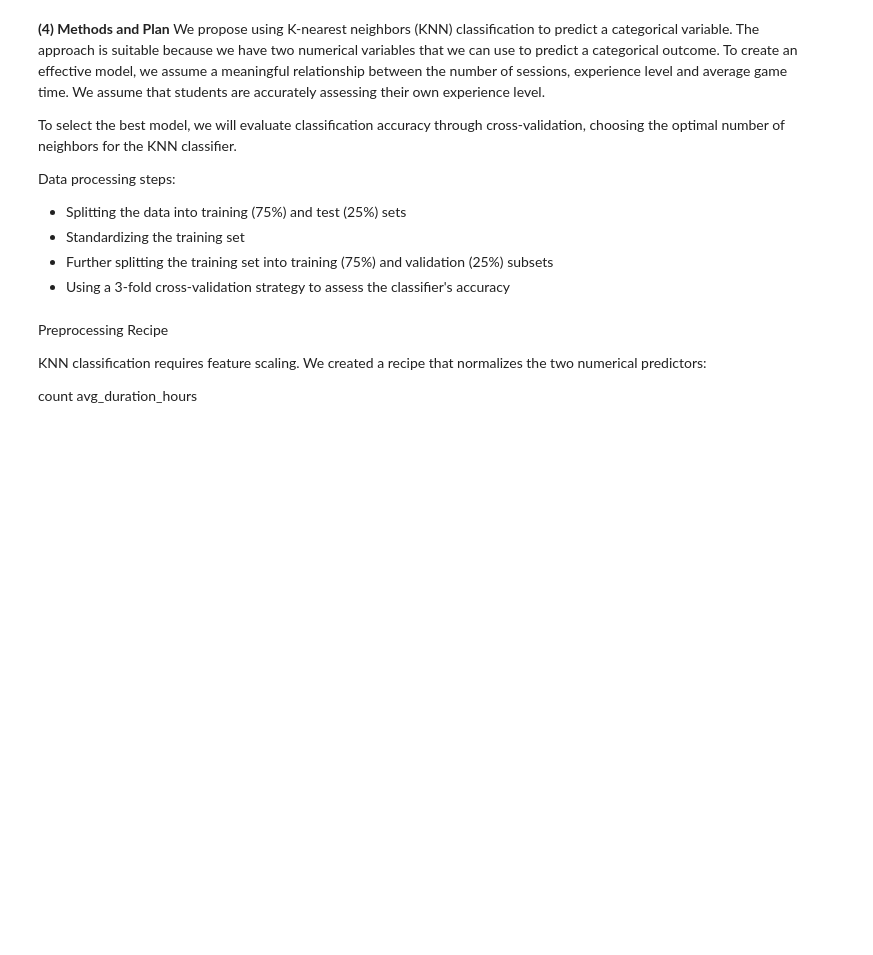
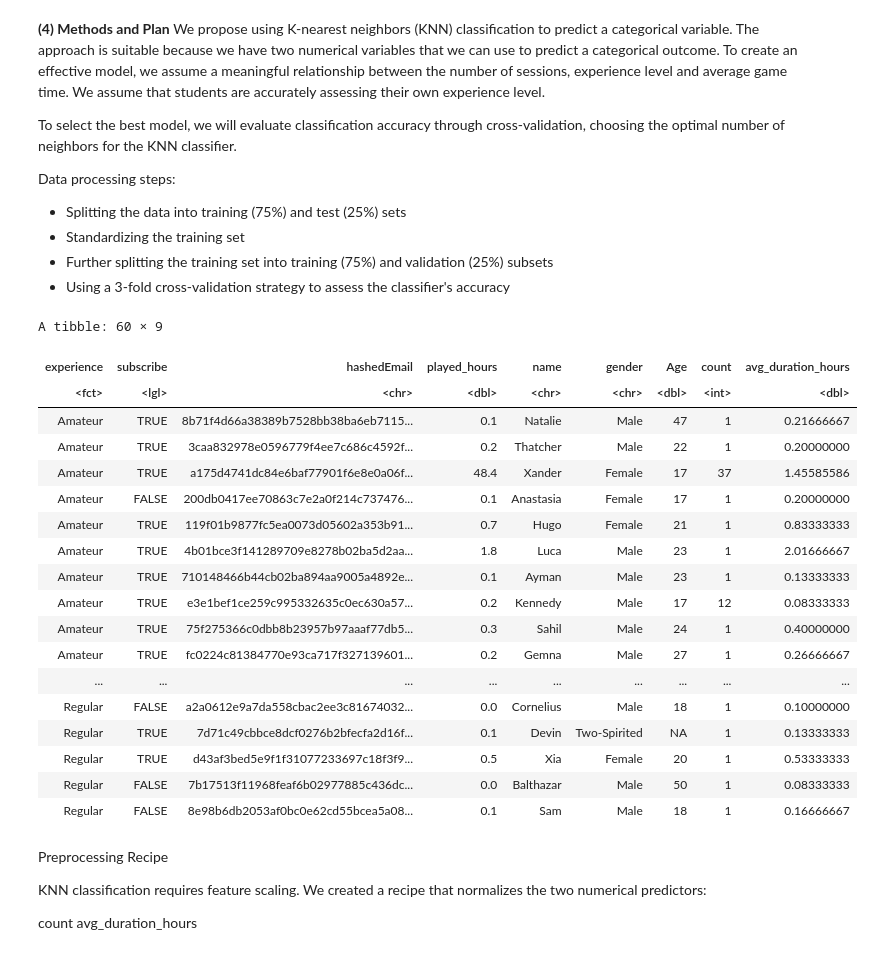
Before and after one commit to E000H/dsci-100-2025-group-008-22-, a Jupyter notebook: individual_project.ipynb, the cells around one changed output. Saved outputs shown, nothing was run; the diff lists cells and outputs as text; code cells hidden in the pictures; blank space fills up the shorter version.

```diff
--- a/individual_project.ipynb
+++ b/individual_project.ipynb
@@ -214,10 +216,32 @@ Data processing steps:
 # %%
 set.seed(123)
 
 data_split <- initial_split(final_data, prop = 0.75, strata = experience)
 
 train <- training(data_split)
 test  <- testing(data_split)
+
+train
+# %% [output]
+A tibble: 60 × 9
+| experience | subscribe | hashedEmail | played_hours | name | gender | Age | count | avg_duration_hours |
+| <fct> | <lgl> | <chr> | <dbl> | <chr> | <chr> | <dbl> | <int> | <dbl> |
+| Amateur | TRUE | 8b71f4d66a38389b7528bb38ba6eb7115... | 0.1 | Natalie | Male | 47 | 1 | 0.21666667 |
+| Amateur | TRUE | 3caa832978e0596779f4ee7c686c4592f... | 0.2 | Thatcher | Male | 22 | 1 | 0.20000000 |
+| Amateur | TRUE | a175d4741dc84e6baf77901f6e8e0a06f... | 48.4 | Xander | Female | 17 | 37 | 1.45585586 |
+| Amateur | FALSE | 200db0417ee70863c7e2a0f214c737476... | 0.1 | Anastasia | Female | 17 | 1 | 0.20000000 |
+| Amateur | TRUE | 119f01b9877fc5ea0073d05602a353b91... | 0.7 | Hugo | Female | 21 | 1 | 0.83333333 |
+| Amateur | TRUE | 4b01bce3f141289709e8278b02ba5d2aa... | 1.8 | Luca | Male | 23 | 1 | 2.01666667 |
+| Amateur | TRUE | 710148466b44cb02ba894aa9005a4892e... | 0.1 | Ayman | Male | 23 | 1 | 0.13333333 |
+| Amateur | TRUE | e3e1bef1ce259c995332635c0ec630a57... | 0.2 | Kennedy | Male | 17 | 12 | 0.08333333 |
+| Amateur | TRUE | 75f275366c0dbb8b23957b97aaaf77db5... | 0.3 | Sahil | Male | 24 | 1 | 0.40000000 |
+| Amateur | TRUE | fc0224c81384770e93ca717f327139601... | 0.2 | Gemna | Male | 27 | 1 | 0.26666667 |
+| ... | ... | ... | ... | ... | ... | ... | ... | ... |
+| Regular | FALSE | a2a0612e9a7da558cbac2ee3c81674032... | 0.0 | Cornelius | Male | 18 | 1 | 0.10000000 |
+| Regular | TRUE | 7d71c49cbbce8dcf0276b2bfecfa2d16f... | 0.1 | Devin | Two-Spirited | NA | 1 | 0.13333333 |
+| Regular | TRUE | d43af3bed5e9f1f31077233697c18f3f9... | 0.5 | Xia | Female | 20 | 1 | 0.53333333 |
+| Regular | FALSE | 7b17513f11968feaf6b02977885c436dc... | 0.0 | Balthazar | Male | 50 | 1 | 0.08333333 |
+| Regular | FALSE | 8e98b6db2053af0bc0e62cd55bcea5a08... | 0.1 | Sam | Male | 18 | 1 | 0.16666667 |
 # %% [markdown]
 Preprocessing Recipe
 
```
Also changed, not shown: parts of 10 cells of this notebook.
